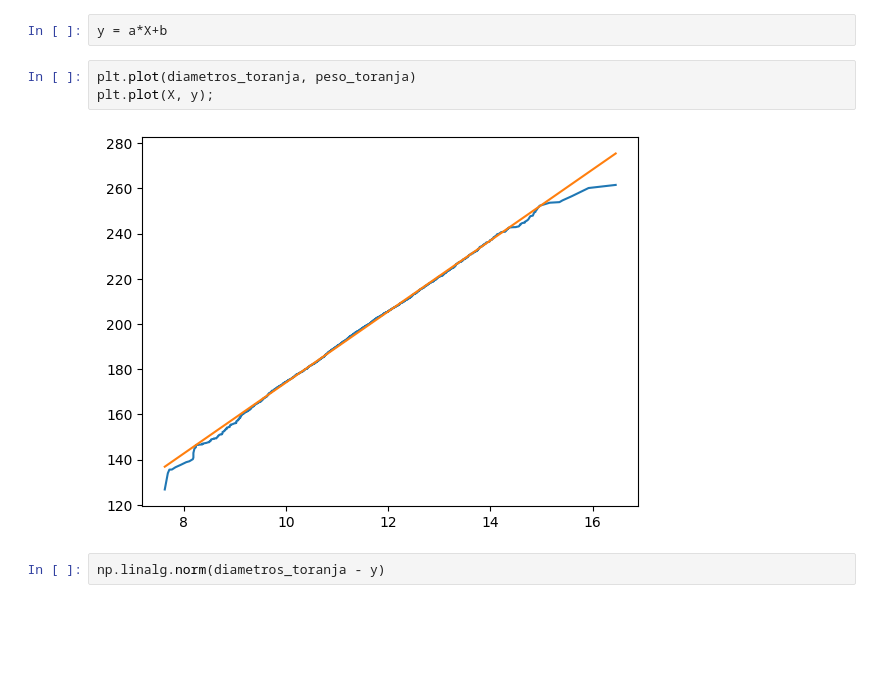
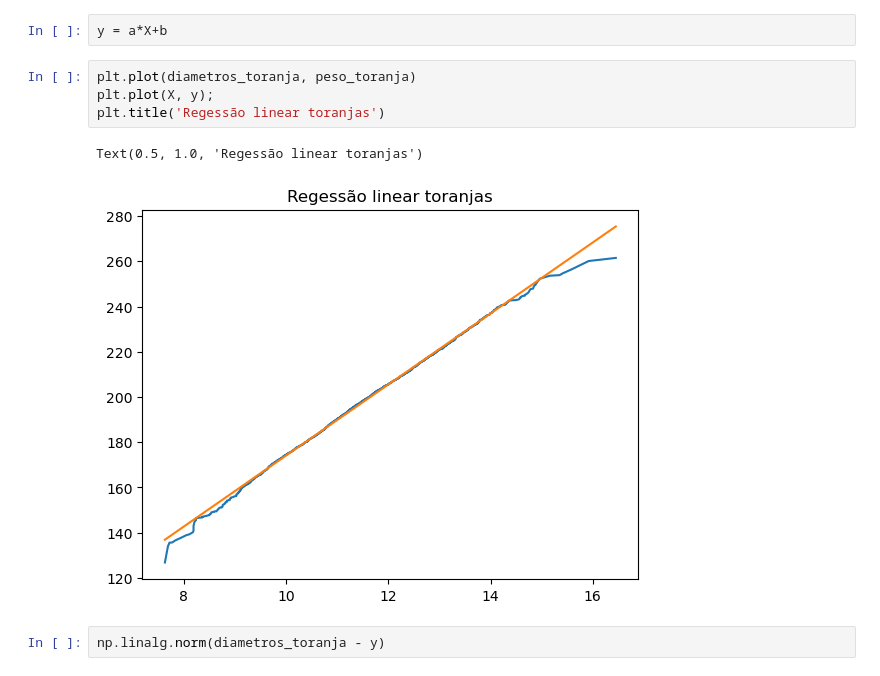
Before and after one commit to ogustavoalves/curso_numpy, a Jupyter notebook: Curso_Numpy.ipynb, the cells around one changed output. Saved outputs shown, nothing was run; the diff lists cells and outputs as text; blank space fills up the shorter version.

```diff
--- a/Curso_Numpy.ipynb
+++ b/Curso_Numpy.ipynb
@@ -579,8 +602,10 @@ y = a*X+b
 # %%
 plt.plot(diametros_toranja, peso_toranja)
 plt.plot(X, y);
+plt.title('Regessão linear toranjas')
 # %% [output]
+Text(0.5, 1.0, 'Regessão linear toranjas')
-[figure, old version]
+[figure, new version]
 # %%
 np.linalg.norm(diametros_toranja - y)
 # %% [output]
```
Also changed, not shown: parts of 31 cells of this notebook.
